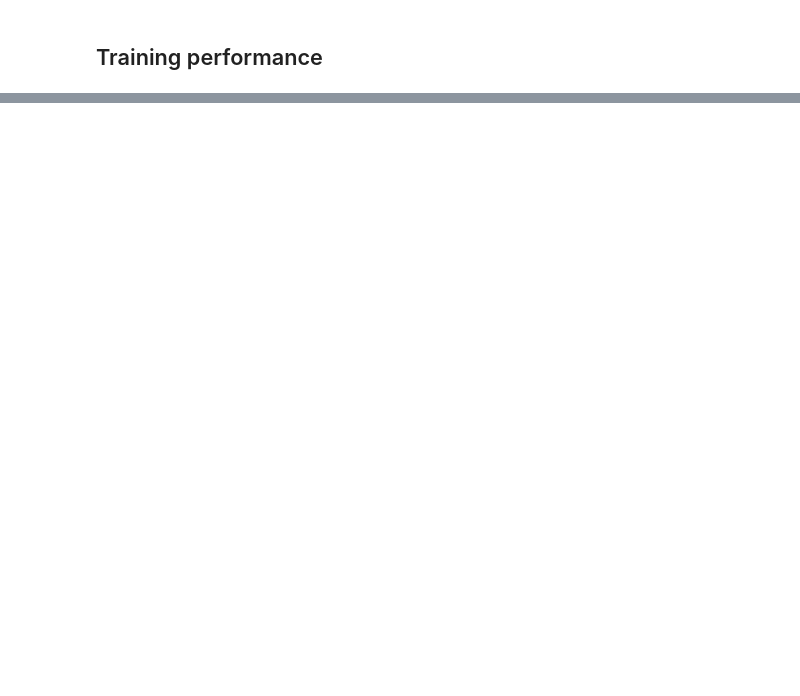
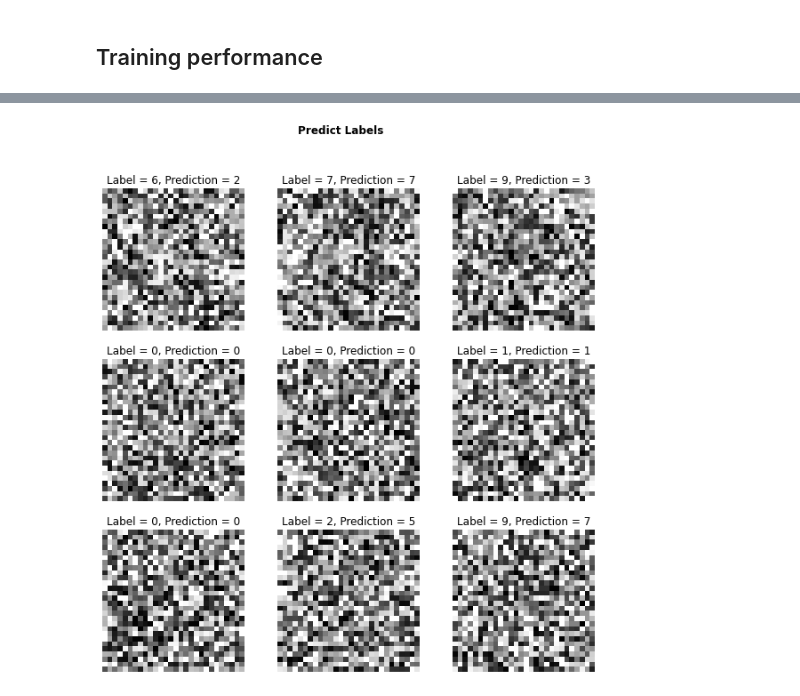
Before and after one commit to diegosol127/CSCE-636-Deep-Learning, a Jupyter notebook: Homework/CSCE_636_Proj01_Sol.ipynb, the cells around one changed output, grey strips where cells are left out. Saved outputs shown, nothing was run; the diff lists cells and outputs as text; code cells hidden in the pictures; blank space fills up the shorter version.

```diff
--- a/Homework/CSCE_636_Proj01_Sol.ipynb
+++ b/Homework/CSCE_636_Proj01_Sol.ipynb
@@ -317,13 +297,12 @@ plt.show()
 # %%
-fig5, ax5 = plt.subplots(1,1,figsize=(10,10))
-augmented_images = data_augmentation(train_images)[:,:,:,0]
+# fig5, ax5 = plt.subplots(1,1,figsize=(10,10))
 
-for ii in range(9):
-  # augmented_images = data_augmentation(train_images[0,:,:])
-  ax = plt.subplot(3, 3, ii + 1)
-  plt.imshow(augmented_images[0])#, cmap=plt.cm.binary)
-  plt.axis("off")
+# for ii in range(9):
+#   augmented_images = data_augmentation(train_images)[:,:,:,0]
+#   ax = plt.subplot(3, 3, ii + 1)
+#   plt.imshow(augmented_images[0], cmap=plt.cm.binary)
+#   plt.axis("off")
 
-fig6, ax6 = plt.subplots(1,1,figsize=(10,10))
-plt.imshow(train_images[0])
-plt.axis("off")
+# # fig6, ax6 = plt.subplots(1,1,figsize=(10,10))
+# # plt.imshow(train_images[0], cmap=plt.cm.binary)
+# # plt.axis("off")
@@ -394,0 +395,22 @@ plt.show()
+# %%
+# make predictions on the test set
+updated_predictions = updated_model.predict(test_images)
+
+# create figure to randomly display predicted test data
+fig4, ax4 = plt.subplots(3,3,figsize=(10,10))
+fig4.suptitle("Predict Labels", fontweight="bold")
+
+for ii in range(9):
+  # generate random number in test set
+  n = np.random.choice(60000 - data_split)
+
+  # plot test images to subplot
+  pred = updated_predictions[n].argmax()
+  ax4 = plt.subplot(3, 3, ii + 1)
+  ax4.set_title(f"Label = {test_labels[n]}, Prediction = {pred}")
+  plt.imshow(test_images[n], cmap=plt.cm.binary)
+  plt.axis('off')
+
+plt.show()
+# %% [output]
+[figure, added]
```
Also changed, not shown: parts of 16 cells of this notebook.
